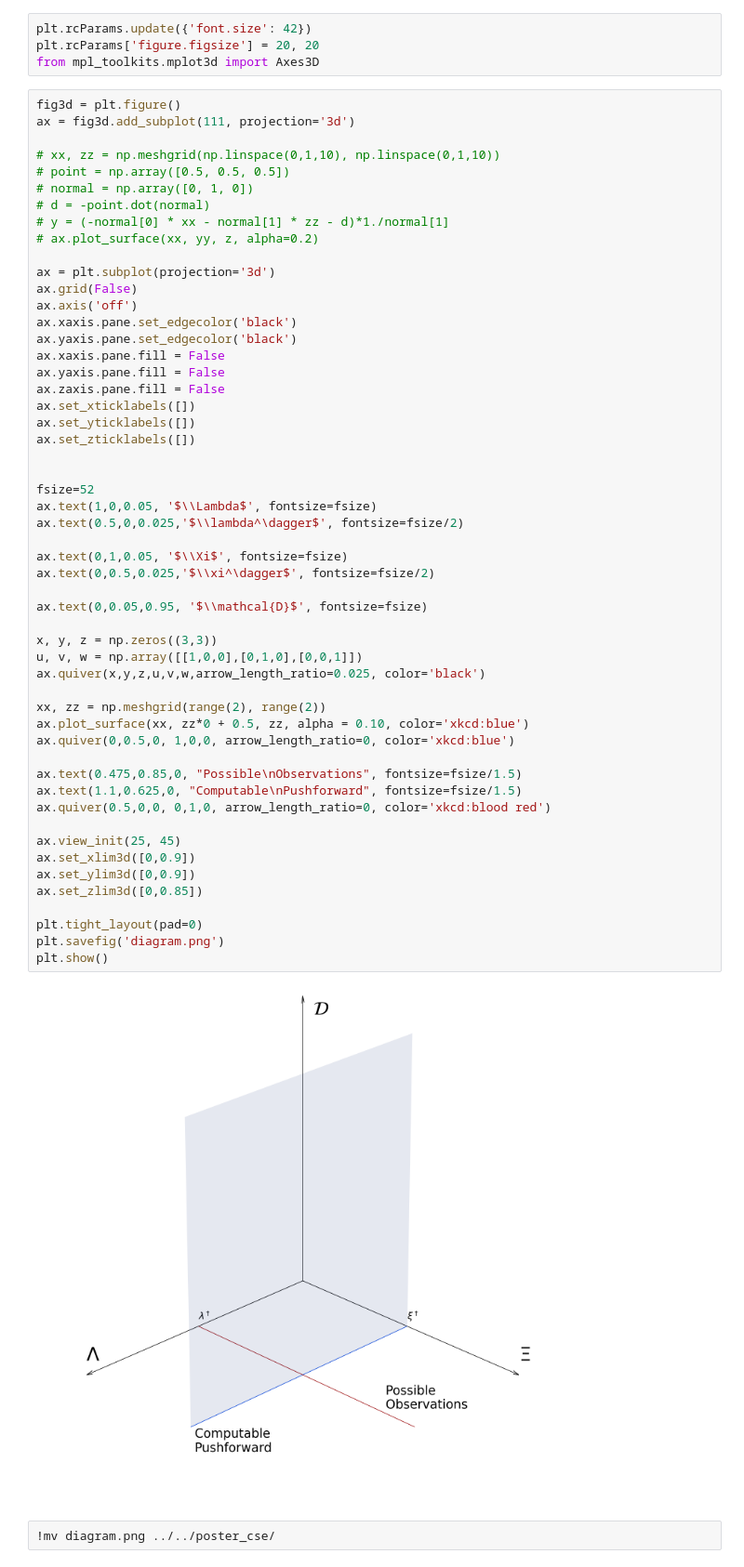
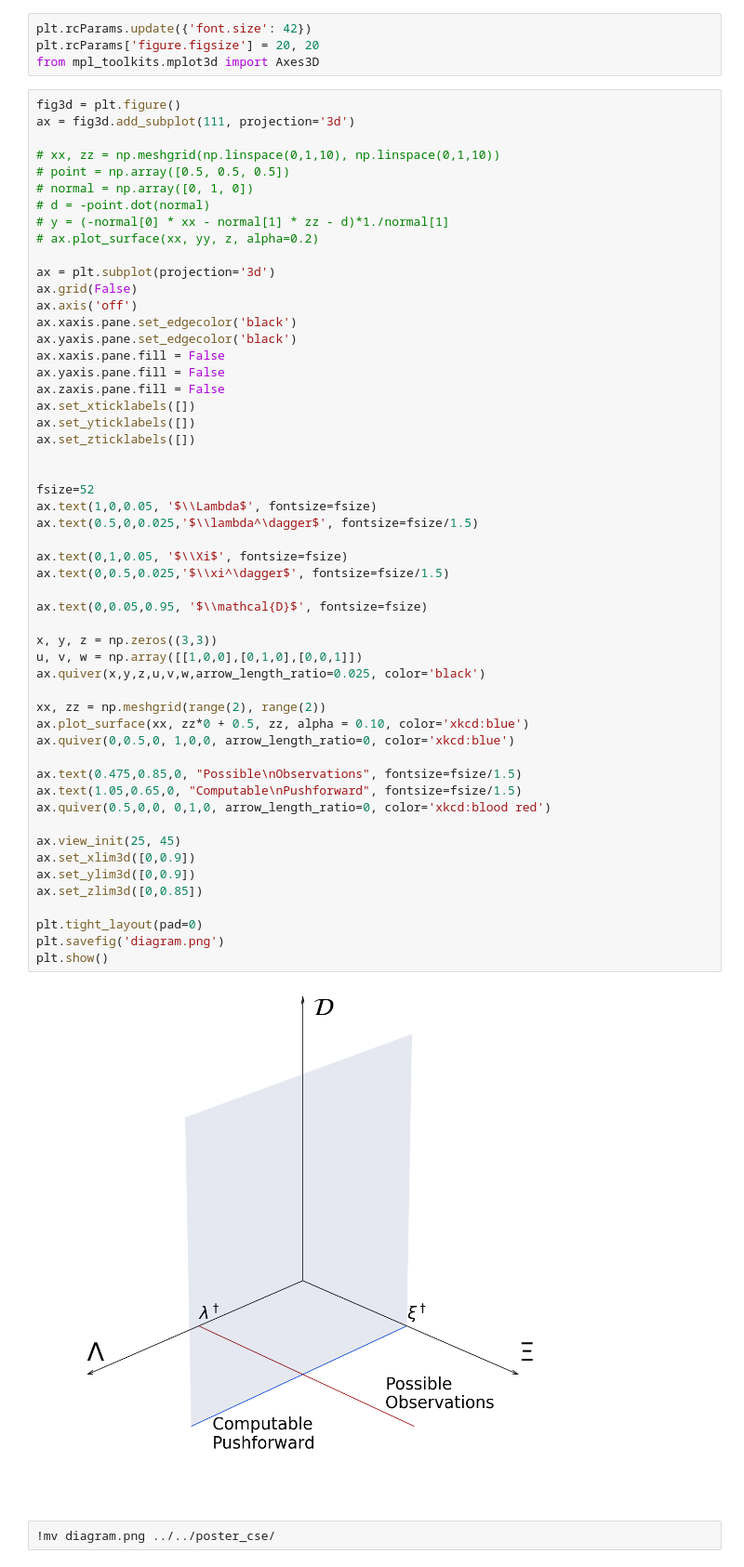
Before and after one commit to mathematicalmichael/poster_cse, a Jupyter notebook: SIAM_CSE19_Poster.ipynb, the cells around one changed output. Shown at 93% size. Cells and saved outputs as stored; diff of their text form.

Commit message:
updated images.

```diff
--- a/SIAM_CSE19_Poster.ipynb
+++ b/SIAM_CSE19_Poster.ipynb
@@ -34,37 +34,37 @@ ax.set_yticklabels([])
 ax.set_zticklabels([])
 
 
 fsize=52
 ax.text(1,0,0.05, '$\\Lambda$', fontsize=fsize)
-ax.text(0.5,0,0.025,'$\\lambda^\dagger$', fontsize=fsize/2)
+ax.text(0.5,0,0.025,'$\\lambda^\dagger$', fontsize=fsize/1.5)
 
 ax.text(0,1,0.05, '$\\Xi$', fontsize=fsize)
-ax.text(0,0.5,0.025,'$\\xi^\dagger$', fontsize=fsize/2)
+ax.text(0,0.5,0.025,'$\\xi^\dagger$', fontsize=fsize/1.5)
 
 ax.text(0,0.05,0.95, '$\\mathcal{D}$', fontsize=fsize)
 
 x, y, z = np.zeros((3,3))
 u, v, w = np.array([[1,0,0],[0,1,0],[0,0,1]])
 ax.quiver(x,y,z,u,v,w,arrow_length_ratio=0.025, color='black')
 
 xx, zz = np.meshgrid(range(2), range(2))
 ax.plot_surface(xx, zz*0 + 0.5, zz, alpha = 0.10, color='xkcd:blue')
 ax.quiver(0,0.5,0, 1,0,0, arrow_length_ratio=0, color='xkcd:blue')
 
 ax.text(0.475,0.85,0, "Possible\nObservations", fontsize=fsize/1.5)
-ax.text(1.1,0.625,0, "Computable\nPushforward", fontsize=fsize/1.5)
+ax.text(1.05,0.65,0, "Computable\nPushforward", fontsize=fsize/1.5)
 ax.quiver(0.5,0,0, 0,1,0, arrow_length_ratio=0, color='xkcd:blood red')
 
 ax.view_init(25, 45)
 ax.set_xlim3d([0,0.9])
 ax.set_ylim3d([0,0.9])
 ax.set_zlim3d([0,0.85])
 
 plt.tight_layout(pad=0)
 plt.savefig('diagram.png')
 plt.show()
 # %% [output]
-[figure, old version]
+[figure, new version]
 # %%
 !mv diagram.png ../../poster_cse/
 # %% [markdown]
```
Also changed, not shown: parts of 2 cells of this notebook, 6 other files.
